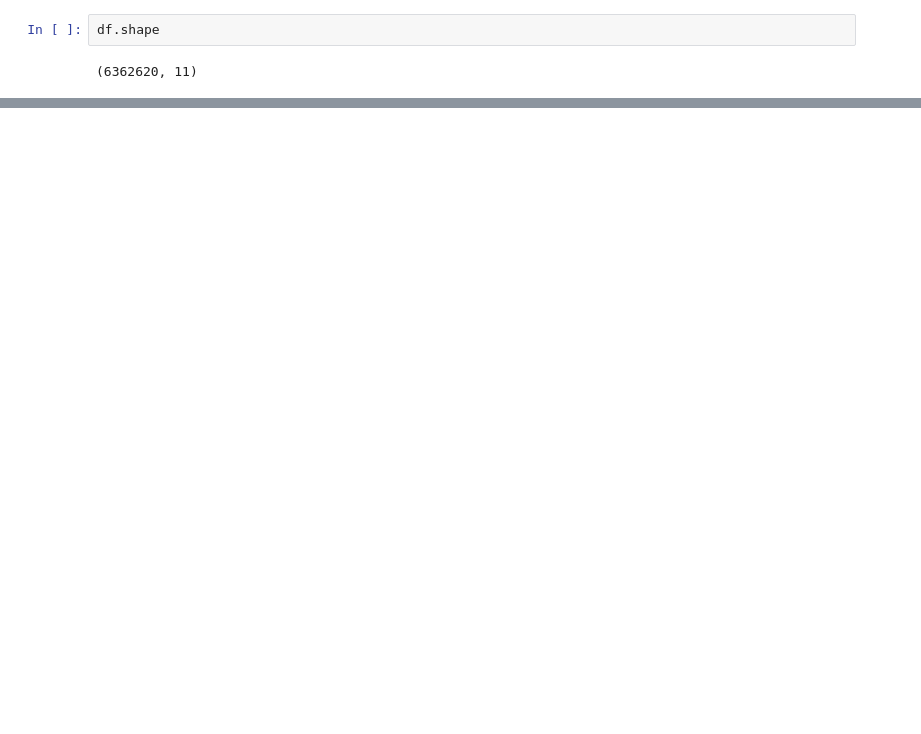
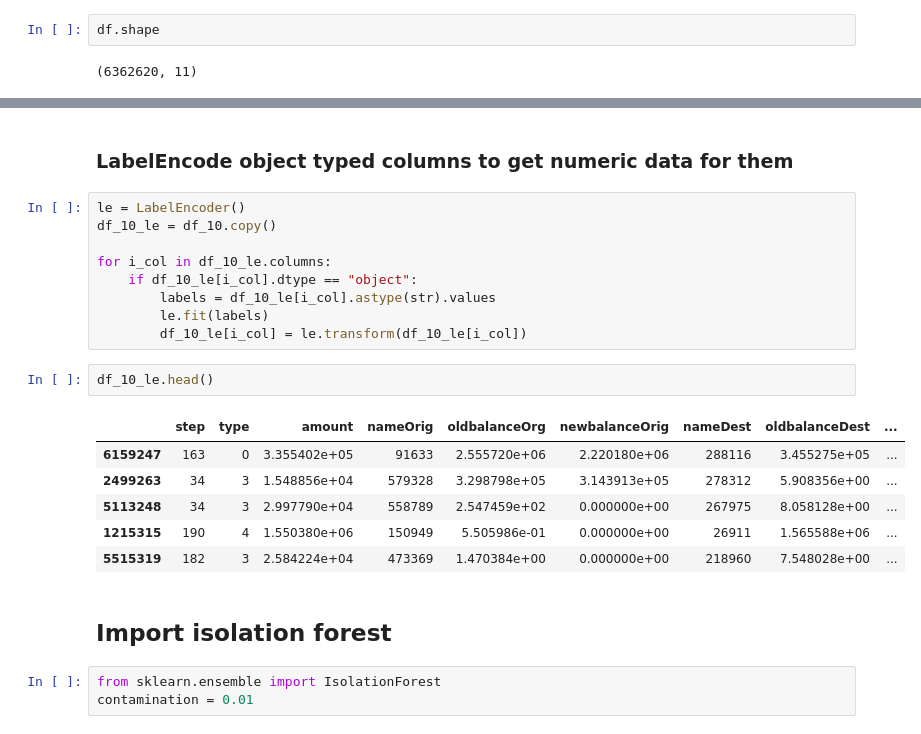
Before and after one commit to ElGarno/Stuff, a Jupyter notebook: Isolation_Forest_kaggle.ipynb, the cells around one changed output, grey strips where cells are left out. Cells and saved outputs as stored; diff of their text form; blank space fills up the shorter version.

```diff
--- a/Isolation_Forest_kaggle.ipynb
+++ b/Isolation_Forest_kaggle.ipynb
@@ -61,0 +172,25 @@ df.shape
+# %% [markdown]
+### LabelEncode object typed columns to get numeric data for them
+# %%
+le = LabelEncoder()
+df_10_le = df_10.copy()
+
+for i_col in df_10_le.columns:
+    if df_10_le[i_col].dtype == "object":
+        labels = df_10_le[i_col].astype(str).values
+        le.fit(labels)
+        df_10_le[i_col] = le.transform(df_10_le[i_col])
+# %%
+df_10_le.head()
+# %% [output]
+|  | step | type | amount | nameOrig | oldbalanceOrg | newbalanceOrig | nameDest | oldbalanceDest | ... |
+| 6159247 | 163 | 0 | 3.355402e+05 | 91633 | 2.555720e+06 | 2.220180e+06 | 288116 | 3.455275e+05 | ... |
+| 2499263 | 34 | 3 | 1.548856e+04 | 579328 | 3.298798e+05 | 3.143913e+05 | 278312 | 5.908356e+00 | ... |
+| 5113248 | 34 | 3 | 2.997790e+04 | 558789 | 2.547459e+02 | 0.000000e+00 | 267975 | 8.058128e+00 | ... |
+| 1215315 | 190 | 4 | 1.550380e+06 | 150949 | 5.505986e-01 | 0.000000e+00 | 26911 | 1.565588e+06 | ... |
+| 5515319 | 182 | 3 | 2.584224e+04 | 473369 | 1.470384e+00 | 0.000000e+00 | 218960 | 7.548028e+00 | ... |
+# %% [markdown]
+## Import isolation forest
+# %%
+from sklearn.ensemble import IsolationForest
+contamination = 0.01
```
Also changed, not shown: parts of 15 cells of this notebook.
